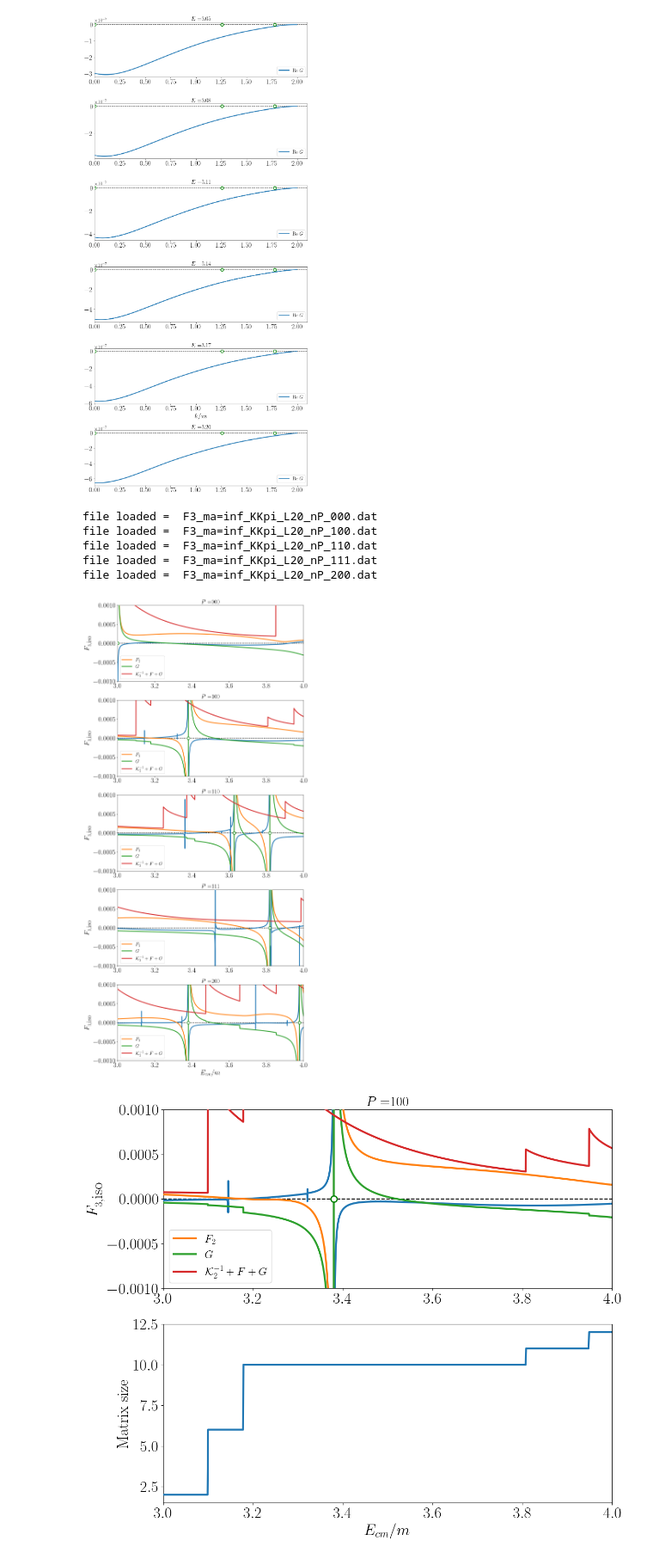
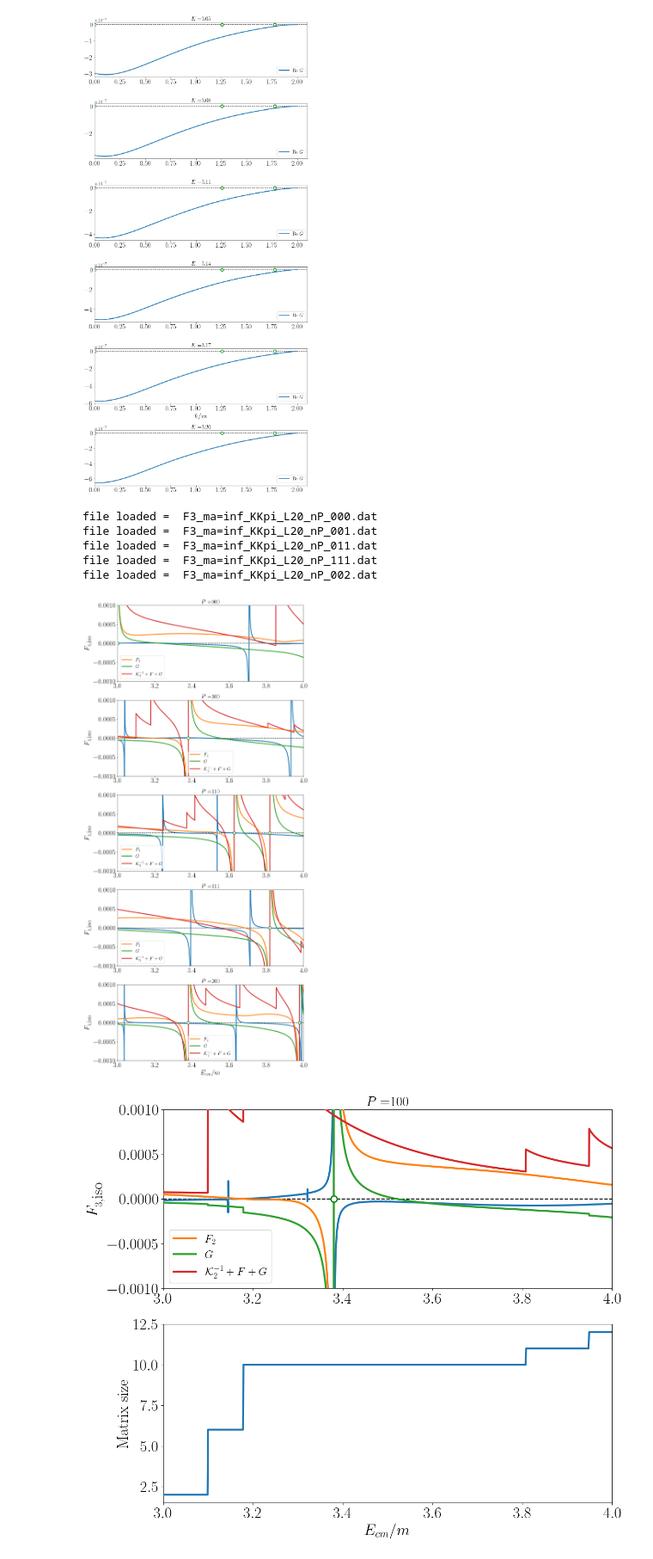
Before and after one commit to digonto10602/3body_quantization, a Jupyter notebook: test_files/plots.ipynb, the cells around one changed output. Shown at 86% size. Saved outputs shown, nothing was run; the diff lists cells and outputs as text; code cells hidden in the pictures.

Commit message:
fixed F3, check for different ma and cutoff

```diff
--- a/test_files/plots.ipynb
+++ b/test_files/plots.ipynb
@@ -2387,10 +2387,10 @@ plt.rcParams.update({'font.size': 18})
 plt.rc('font',**{'family':'serif','serif':['Computer Modern Roman']})
 plt.rc('text', usetex=True)
 filename1 = "F3_ma=inf_KKpi_L20_nP_000.dat"
-filename2 = "F3_ma=inf_KKpi_L20_nP_100.dat"
-filename3 = "F3_ma=inf_KKpi_L20_nP_110.dat"
+filename2 = "F3_ma=inf_KKpi_L20_nP_001.dat"
+filename3 = "F3_ma=inf_KKpi_L20_nP_011.dat"
 filename4 = "F3_ma=inf_KKpi_L20_nP_111.dat"
-filename5 = "F3_ma=inf_KKpi_L20_nP_200.dat"
+filename5 = "F3_ma=inf_KKpi_L20_nP_002.dat"
 
 spectrum1 = "non_int_3body_nP000.dat"
 spectrum2 = "non_int_3body_nP100.dat"
@@ -2420,7 +2420,7 @@ for file in filelist:
     print("file loaded = ",file)
     filename = file
     (En, EcmR, EcmI, F2, F2sum, G, Gsum,
-     K2i, FplusG, F3det, F3iso) = np.genfromtxt(filename, unpack=True)
+     K2iplusFplusG, K2i, F3det, F3iso) = np.genfromtxt(filename, unpack=True)
 
     additionalpole_file = additionalpole_filelist[counter]
     additionalpole_file1 = additionalpole_filelist1[counter]
@@ -2455,7 +2455,7 @@ for file in filelist:
     ax[counter].plot(EcmR,F3iso, linewidth=3, zorder=4)
     ax[counter].plot(EcmR,F2sum, linewidth=3, zorder=4,label="$F_2$")
     ax[counter].plot(EcmR,Gsum, linewidth=3, zorder=4,label="$G$")
-    ax[counter].plot(EcmR,FplusG, linewidth=3, zorder=4,label="$\\mathcal{K}_2^{-1} + F+G$")
+    ax[counter].plot(EcmR,K2iplusFplusG, linewidth=3, zorder=4,label="$\\mathcal{K}_2^{-1} + F+G$")
 
     #ax[counter].plot(EcmR1,F21sum, linewidth=3, label=str("$F_2$, ") + titlestring)
     #ax[counter].plot(EcmR1,F3iso1/10000000000, linewidth=4, color='red', label=HFGtitle, zorder=3)
@@ -2464,38 +2464,38 @@ for file in filelist:
 
     #ax[counter].scatter(Ecm_int,np_zero_y_val2, marker='s', s=100, edgecolor="red", linewidth=2, facecolor='white',zorder=5)
 
     #ax[counter].plot(EcmR,Reqsq, linewidth=3, label="$q_{2,p}^2$")
     #ax[counter].plot(EcmR,Recutoff, linewidth=3, label="$H(p)$")
     #ax[counter].axvline(x=Recheckzero1[0],linestyle='--',color='red')
     #ax[counter].axvline(x=Recheckzero2[0],linestyle='--',color='green')
     #ax[counter].axvline(x=threshold[0],linestyle='--',color='black')
     ax[counter].axhline(y=0,linestyle='--',color='black',zorder=2)
 
     #ax[counter].axvline(x=0.37,linestyle='--',color='black',zorder=2)
 
     #ax.scatter(En, abs(detF3), marker='o', s=60, edgecolor="teal", facecolor='white',zorder=5, label="Digonto")
     #ax.scatter(En1, abs(detF31), marker='s', s=60,edgecolor="red", facecolor='white',zorder=3, label="FRL")
 
     ax[counter].legend()
     fig.tight_layout()
     ax[4].set_xlabel("$E_{cm}/m$", fontsize=25)
     ax[counter].set_ylabel("$F_{3,\\textrm{iso}}$",fontsize=25)
     plt.draw()
     counter=counter+1
 
 
-outputfile_str = "F3iso_ID_test_ma=inf_changed_cutoff.pdf"
+outputfile_str = "F3iso_ID_test_ma=inf.pdf"
 plt.savefig(outputfile_str)
 #plt.close()
 
 #print(full_energy_list[0][1][2])
 # %% [output]
 file loaded =  F3_ma=inf_KKpi_L20_nP_000.dat
-file loaded =  F3_ma=inf_KKpi_L20_nP_100.dat
-file loaded =  F3_ma=inf_KKpi_L20_nP_110.dat
+file loaded =  F3_ma=inf_KKpi_L20_nP_001.dat
+file loaded =  F3_ma=inf_KKpi_L20_nP_011.dat
 file loaded =  F3_ma=inf_KKpi_L20_nP_111.dat
-file loaded =  F3_ma=inf_KKpi_L20_nP_200.dat
+file loaded =  F3_ma=inf_KKpi_L20_nP_002.dat
-[figure, old version]
+[figure, new version]
 # %%
 # Here we plot the F3 function for identical particles and check
 # why there is a branch cut like structure coming in Gmat, this might
```
Also changed, not shown: parts of 2 cells of this notebook, 46 other files.
